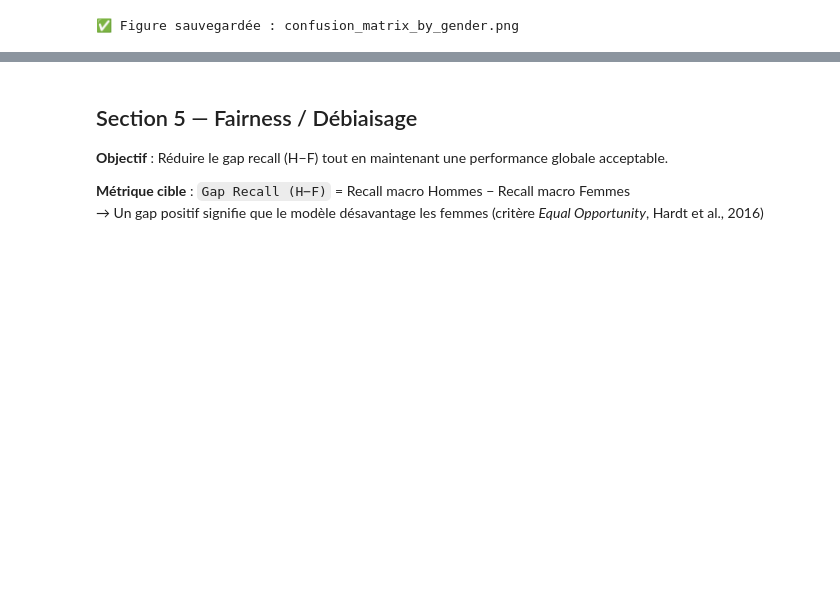
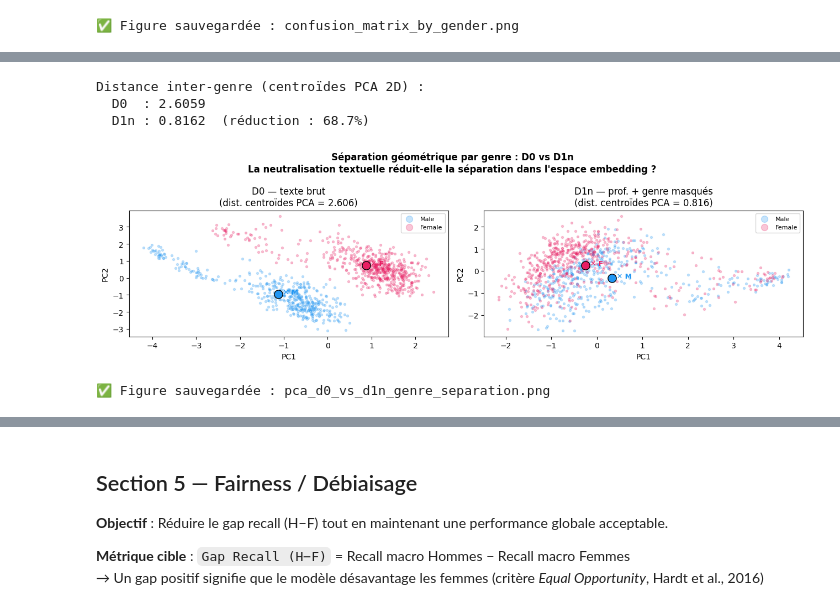
Before and after one commit to OsmanBagci3/NLP_fairness_project, a Jupyter notebook: fairness_vf.ipynb, the cells around one changed output, grey strips where cells are left out. Saved outputs shown, nothing was run; the diff lists cells and outputs as text; code cells hidden in the pictures; blank space fills up the shorter version.

```diff
--- a/fairness_vf.ipynb
+++ b/fairness_vf.ipynb
@@ -803,0 +1163,61 @@ surgeon            0.8481           0.8219      0.8810      0.4500     0.4310
+# %%
+
+# ── Comparaison PCA : D0 vs D1n — Séparation de genre réduite ? ───────
+from sklearn.decomposition import PCA as PCA2
+
+X_va_d1n = np.load(os.path.join(EMB_DIR, "val_emb_D1n.npy"))
+
+pca_d0  = PCA2(n_components=2, random_state=SEED).fit(X_va_d0)
+pca_d1n = PCA2(n_components=2, random_state=SEED).fit(X_va_d1n)
+
+X_pca_d0  = pca_d0.fit_transform(X_va_d0)
+X_pca_d1n = pca_d1n.fit_transform(X_va_d1n)
+
+# Distance inter-genre moyenne dans l'espace PCA (proxy de séparation)
+def mean_gender_dist(X_2d, genders):
+    c_M = X_2d[genders == "Male"].mean(axis=0)
+    c_F = X_2d[genders == "Female"].mean(axis=0)
+    return np.linalg.norm(c_M - c_F)
+
+dist_d0  = mean_gender_dist(X_pca_d0,  val_genders)
+dist_d1n = mean_gender_dist(X_pca_d1n, val_genders)
+
+print(f"Distance inter-genre (centroïdes PCA 2D) :")
+print(f"  D0  : {dist_d0:.4f}")
+print(f"  D1n : {dist_d1n:.4f}  (réduction : {(1 - dist_d1n/dist_d0)*100:.1f}%)")
+
+fig, axes = plt.subplots(1, 2, figsize=(13, 4))
+for ax, (X_2d, title, dist) in zip(axes, [
+    (X_pca_d0,  "D0 — texte brut",              dist_d0),
+    (X_pca_d1n, "D1n — prof. + genre masqués",  dist_d1n),
+]):
+    for g, color in gender_colors.items():
+        m = val_genders == g
+        ax.scatter(X_2d[m, 0], X_2d[m, 1], c=color, alpha=0.25, s=8,
+                   label=g, rasterized=True)
+    # Centroïdes
+    for g, color in gender_colors.items():
+        m = val_genders == g
+        cx, cy = X_2d[m].mean(axis=0)
+        ax.scatter(cx, cy, c=color, s=120, edgecolors="black", zorder=5)
+        ax.annotate(f"  ✕ {g[:1]}", (cx, cy), fontsize=9, color=color, fontweight="bold")
+    ax.set_title(f"{title}\n(dist. centroïdes PCA = {dist:.3f})")
+    ax.set_xlabel("PC1")
+    ax.set_ylabel("PC2")
+    ax.legend(markerscale=3, fontsize=8)
+
+plt.suptitle(
+    "Séparation géométrique par genre : D0 vs D1n\n"
+    "La neutralisation textuelle réduit-elle la séparation dans l'espace embedding ?",
+    fontweight="bold"
+)
+plt.tight_layout()
+plt.savefig("pca_d0_vs_d1n_genre_separation.png", dpi=150, bbox_inches="tight")
+plt.show()
+print("✅ Figure sauvegardée : pca_d0_vs_d1n_genre_separation.png")
+# %% [output]
+Distance inter-genre (centroïdes PCA 2D) :
+  D0  : 2.6059
+  D1n : 0.8162  (réduction : 68.7%)
+[figure, added]
+✅ Figure sauvegardée : pca_d0_vs_d1n_genre_separation.png
```
Also changed, not shown: parts of 26 cells of this notebook.
